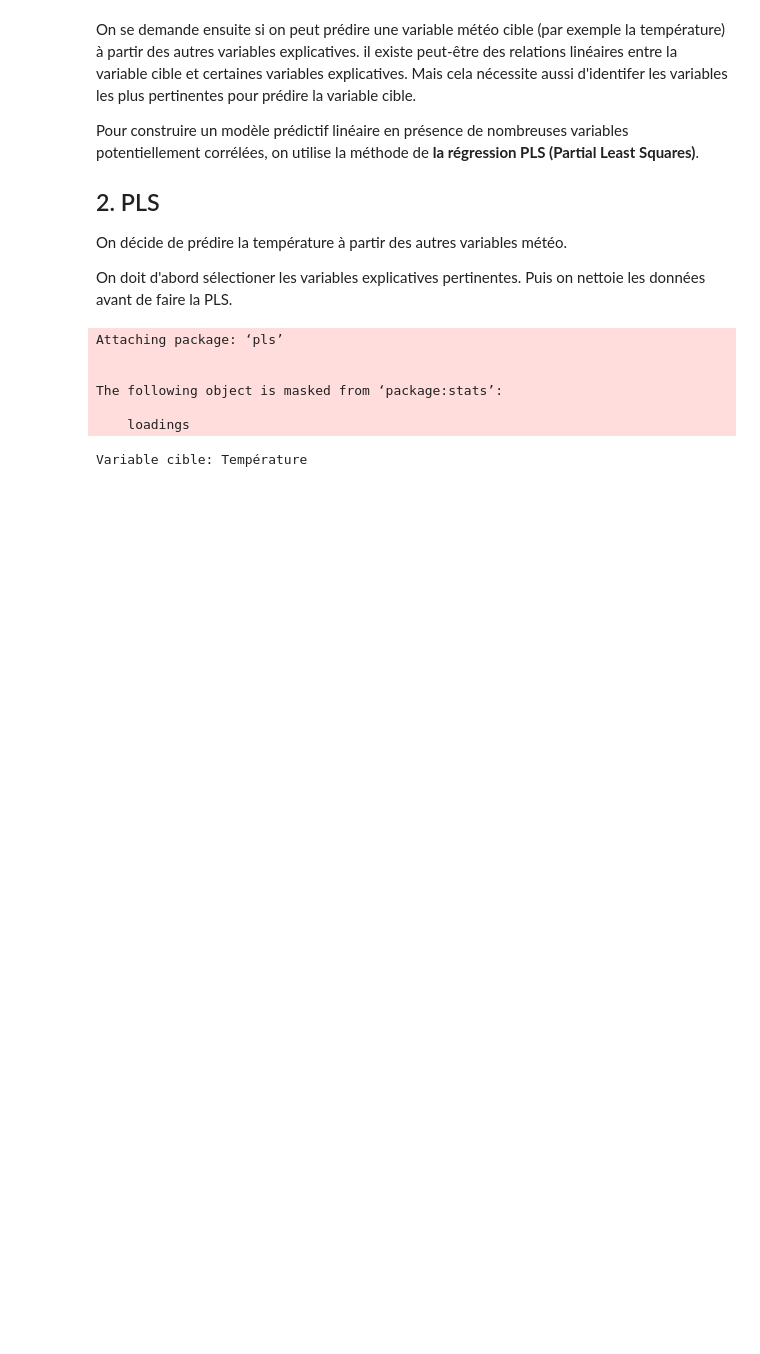
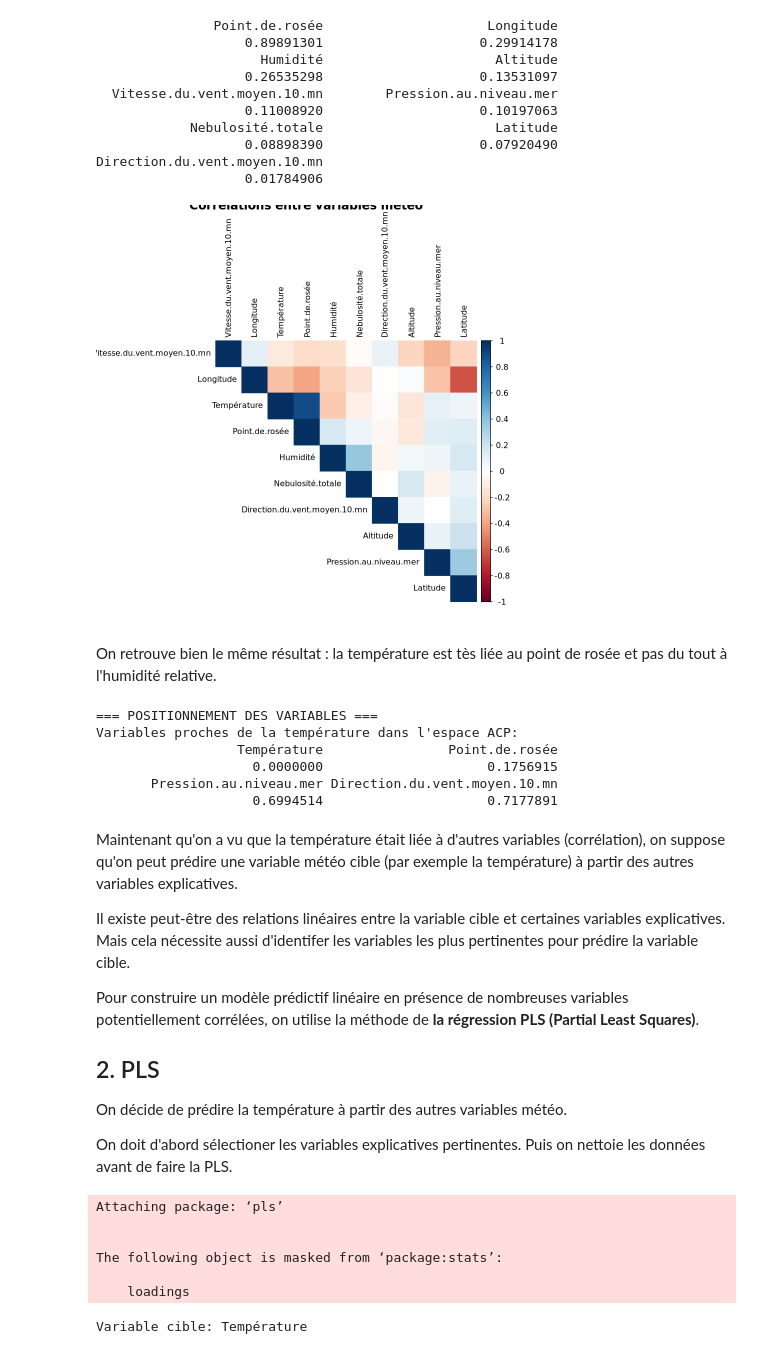
Before and after one commit to lisasko/Jupyter_meteo, a Jupyter notebook: partie_lisa.ipynb, the cells around one changed output. Cells and saved outputs as stored; diff of their text form; code cells hidden in the pictures; blank space fills up the shorter version.

```diff
--- a/partie_lisa.ipynb
+++ b/partie_lisa.ipynb
@@ -173,7 +184,55 @@ Pour des données météo, on peut sélectionner pour chaque station une donnée
+# %%
+# Calcul des corrélations avec la température
+
+correlations_temp <- cor(X_temp, use = "complete.obs")[,"Température"]
+correlations_temp <- correlations_temp[names(correlations_temp) != "Température"]
+
+print(sort(abs(correlations_temp), decreasing = TRUE))
+
+# Visualisation
+if (!requireNamespace("corrplot", quietly=TRUE)) install.packages("corrplot")
+library(corrplot)
+
+# Matrice de corrélation focalisée
+cor_matrix <- cor(X_temp, use = "complete.obs")
+corrplot(cor_matrix, method = "color", type = "upper",
+         order = "hclust", tl.cex = 0.8, tl.col = "black",
+         title = "Corrélations entre variables météo")
+# %% [output]
+               Point.de.rosée                     Longitude
+                   0.89891301                    0.29914178
+                     Humidité                      Altitude
+                   0.26535298                    0.13531097
+  Vitesse.du.vent.moyen.10.mn        Pression.au.niveau.mer
+                   0.11008920                    0.10197063
+            Nebulosité.totale                      Latitude
+                   0.08898390                    0.07920490
+Direction.du.vent.moyen.10.mn
+                   0.01784906
+[figure, added]
+# %% [markdown]
+On retrouve bien le même résultat : la température est tès liée au point de rosée et pas du tout à l'humidité relative.
+# %%
+# Analyse par cercle de corrélation
+angles <- atan2(acp_temp$rotation[,2], acp_temp$rotation[,1]) * 180/pi
+distance_origine <- sqrt(acp_temp$rotation[,1]^2 + acp_temp$rotation[,2]^2)
+
+cat("\n=== POSITIONNEMENT DES VARIABLES ===\n")
+cat("Variables proches de la température dans l'espace ACP:\n")
+pos_temp <- c(acp_temp$rotation["Température",1], acp_temp$rotation["Température",2])
+distances <- apply(acp_temp$rotation[,1:2], 1, function(x) sqrt(sum((x - pos_temp)^2)))
+print(sort(distances)[1:4])
+# %% [output]
+=== POSITIONNEMENT DES VARIABLES ===
+Variables proches de la température dans l'espace ACP:
+                  Température                Point.de.rosée
+                    0.0000000                     0.1756915
+       Pression.au.niveau.mer Direction.du.vent.moyen.10.mn
+                    0.6994514                     0.7177891
 # %% [markdown]
+Maintenant qu'on a vu que la température était liée à d'autres variables (corrélation), on suppose qu'on peut prédire une variable météo cible (par exemple la température) à partir des autres variables explicatives.
 
-
-On se demande ensuite si on peut prédire une variable météo cible (par exemple la température) à partir des autres variables explicatives. il existe peut-être des relations linéaires entre la variable cible et certaines variables explicatives. Mais cela nécessite aussi d'identifer les variables les plus pertinentes pour prédire la variable cible.
+Il existe peut-être des relations linéaires entre la variable cible et certaines variables explicatives. Mais cela nécessite aussi d'identifer les variables les plus pertinentes pour prédire la variable cible.
 
 Pour construire un modèle prédictif linéaire en présence de nombreuses variables potentiellement corrélées, on utilise la méthode de **la régression PLS (Partial Least Squares)**.
 
```
Also changed, not shown: parts of 27 cells of this notebook.
